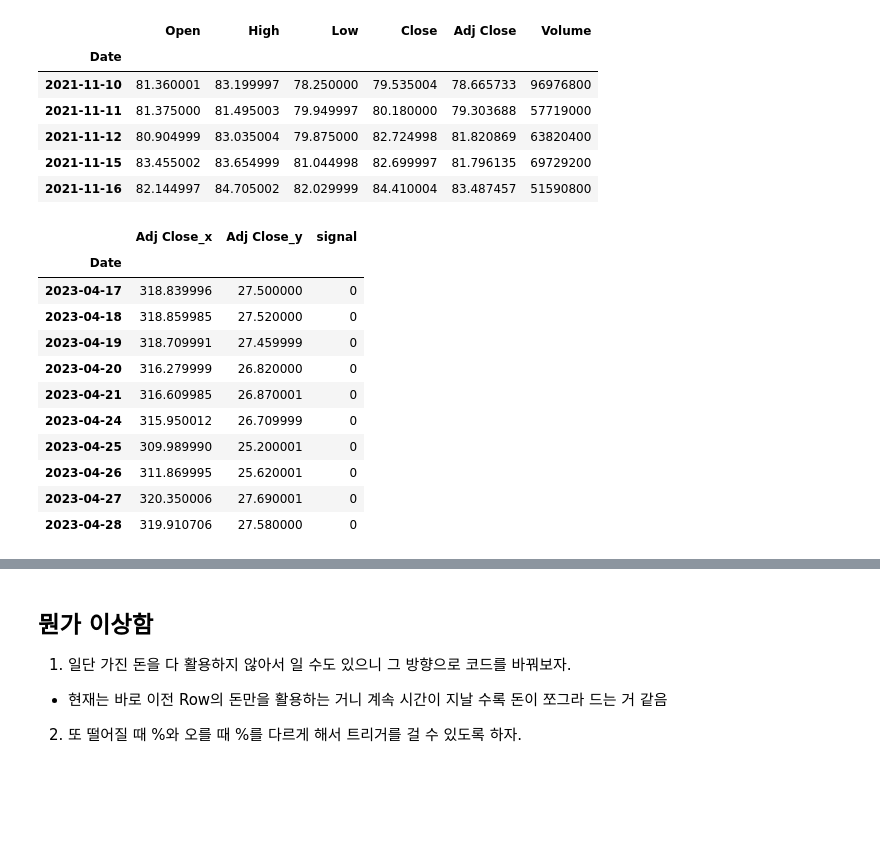
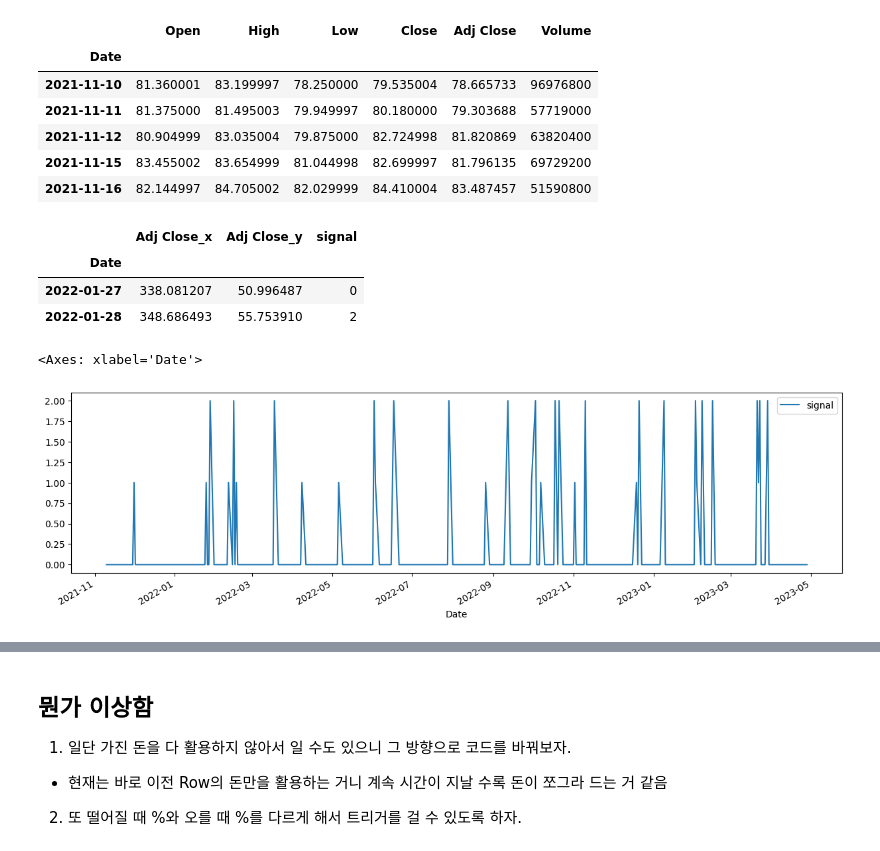
Before and after one commit to nosignal00/researchSpace, a Jupyter notebook: MultiAccountStrategy/backTestingWithChatGPT.ipynb, the cells around one changed output, grey strips where cells are left out. Cells and saved outputs as stored; diff of their text form; code cells hidden in the pictures; blank space fills up the shorter version.

```diff
--- a/MultiAccountStrategy/backTestingWithChatGPT.ipynb
+++ b/MultiAccountStrategy/backTestingWithChatGPT.ipynb
@@ -57,23 +57,42 @@ dfTQQQ.head()
 | 2021-11-15 | 83.455002 | 83.654999 | 81.044998 | 82.699997 | 81.796135 | 69729200 |
 | 2021-11-16 | 82.144997 | 84.705002 | 82.029999 | 84.410004 | 83.487457 | 51590800 |
 # %%
-def percent_change_strategy(base_col, n_pct):
+def percent_change_strategy(base_col, n_pct, value_range, stride, use_first_row_as_base_price=True):
     base_price = None
+    last_range_index = None
+    range_size = (value_range[1] - value_range[0]) / stride
 
     def strategy(row):
         prices = row.values
         nonlocal base_price
+        nonlocal value_range
+        nonlocal range_size
+        nonlocal last_range_index
         if base_price is None:
             base_price = prices[base_col]
+        if last_range_index is None:
+            last_range_index = 0
         signal = 0
 
-        for i in range(1, len(prices)):
-            if prices[base_col] >= base_price * (1 + n_pct/100):
-                signal = 2  # Buy signal
-                base_price = prices[base_col]
-            elif prices[base_col] <= base_price * (1 - n_pct/100):
-                signal = 1  # Sell signal
-                base_price = prices[base_col]
+        if use_first_row_as_base_price:
+          changePct = ((prices[base_col] - base_price) / base_price) * 100
+          range_index = int((changePct - value_range[0]) // range_size)
+          if (range_index - last_range_index > 0)  and range_index != 0:
+            signal = 2
+            last_range_index = range_index
+          elif range_index - last_range_index < 0:
+            signal = 1
+            last_range_index = range_index
+
+        else:
+          if prices[base_col] >= base_price * (1 + n_pct/100):
+            signal = 2  # Buy signal
+            base_price = prices[base_col]
+            # When signal is changed, base price is changed
+          elif prices[base_col] <= base_price * (1 - n_pct/100):
+            signal = 1  # Sell signal
+            base_price = prices[base_col]
+            # When signal is changed, base price is changed
 
         return signal
 
@@ -169,16 +195,13 @@ strategy = percent_change_strategy(0, 10)
 basePriceDf['signal'] = basePriceDf.apply(strategy, axis=1)
-# %%
-basePriceDf.tail(10)
-# %% [output]
-|  | Adj Close_x | Adj Close_y | signal |
-| Date |  |  |  |
-| 2023-04-17 | 318.839996 | 27.500000 | 0 |
-| 2023-04-18 | 318.859985 | 27.520000 | 0 |
-| 2023-04-19 | 318.709991 | 27.459999 | 0 |
-| 2023-04-20 | 316.279999 | 26.820000 | 0 |
-| 2023-04-21 | 316.609985 | 26.870001 | 0 |
-| 2023-04-24 | 315.950012 | 26.709999 | 0 |
-| 2023-04-25 | 309.989990 | 25.200001 | 0 |
-| 2023-04-26 | 311.869995 | 25.620001 | 0 |
-| 2023-04-27 | 320.350006 | 27.690001 | 0 |
-| 2023-04-28 | 319.910706 | 27.580000 | 0 |
+# %%
+basePriceDf.loc[['2022-01-27','2022-01-28']]
+# %% [output]
+|  | Adj Close_x | Adj Close_y | signal |
+| Date |  |  |  |
+| 2022-01-27 | 338.081207 | 50.996487 | 0 |
+| 2022-01-28 | 348.686493 | 55.753910 | 2 |
+# %%
+basePriceDf.plot(y='signal',figsize = (15,4))
+# %% [output]
+<Axes: xlabel='Date'>
+[figure, added]
```
Also changed, not shown: parts of 25 cells of this notebook.
